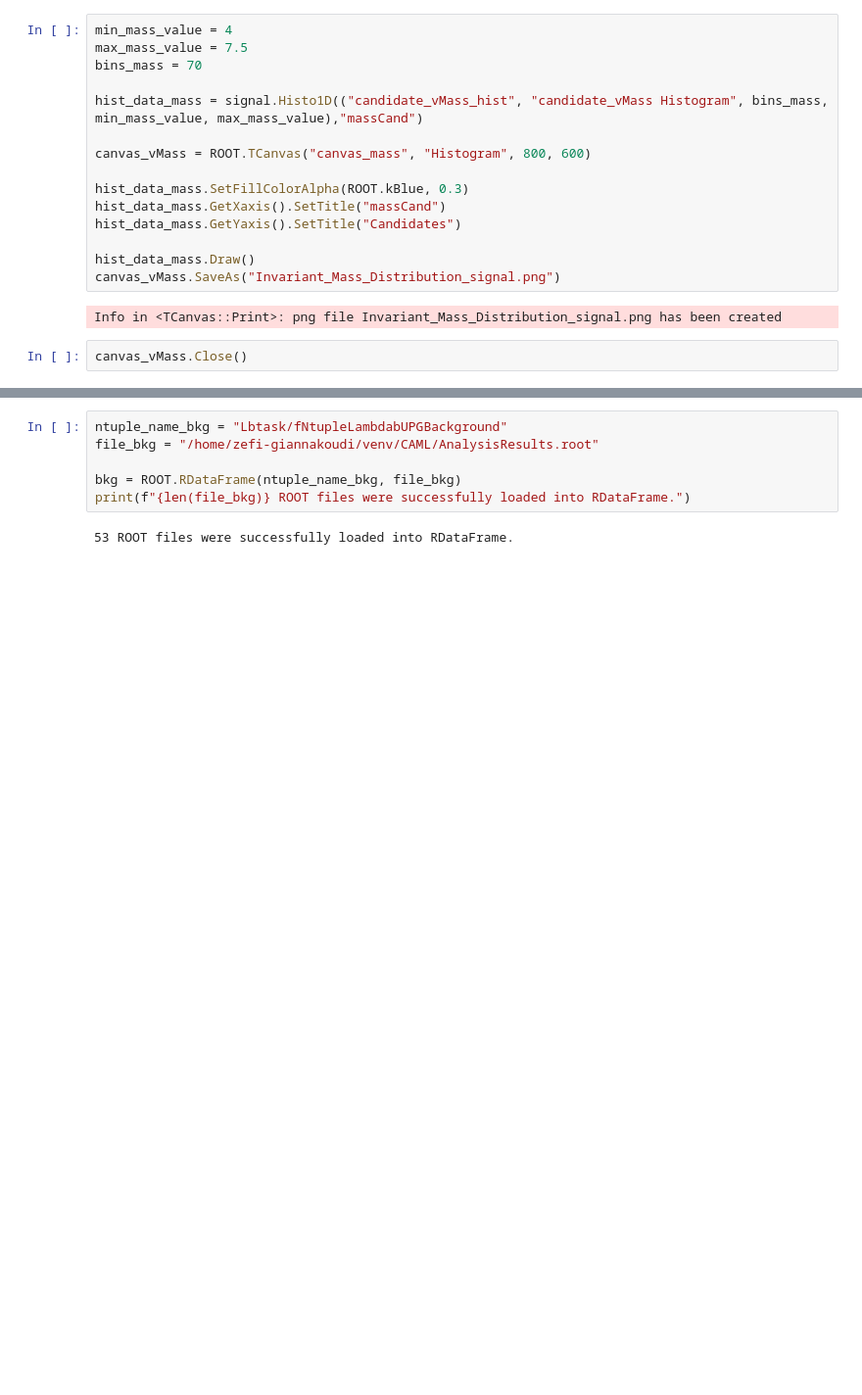
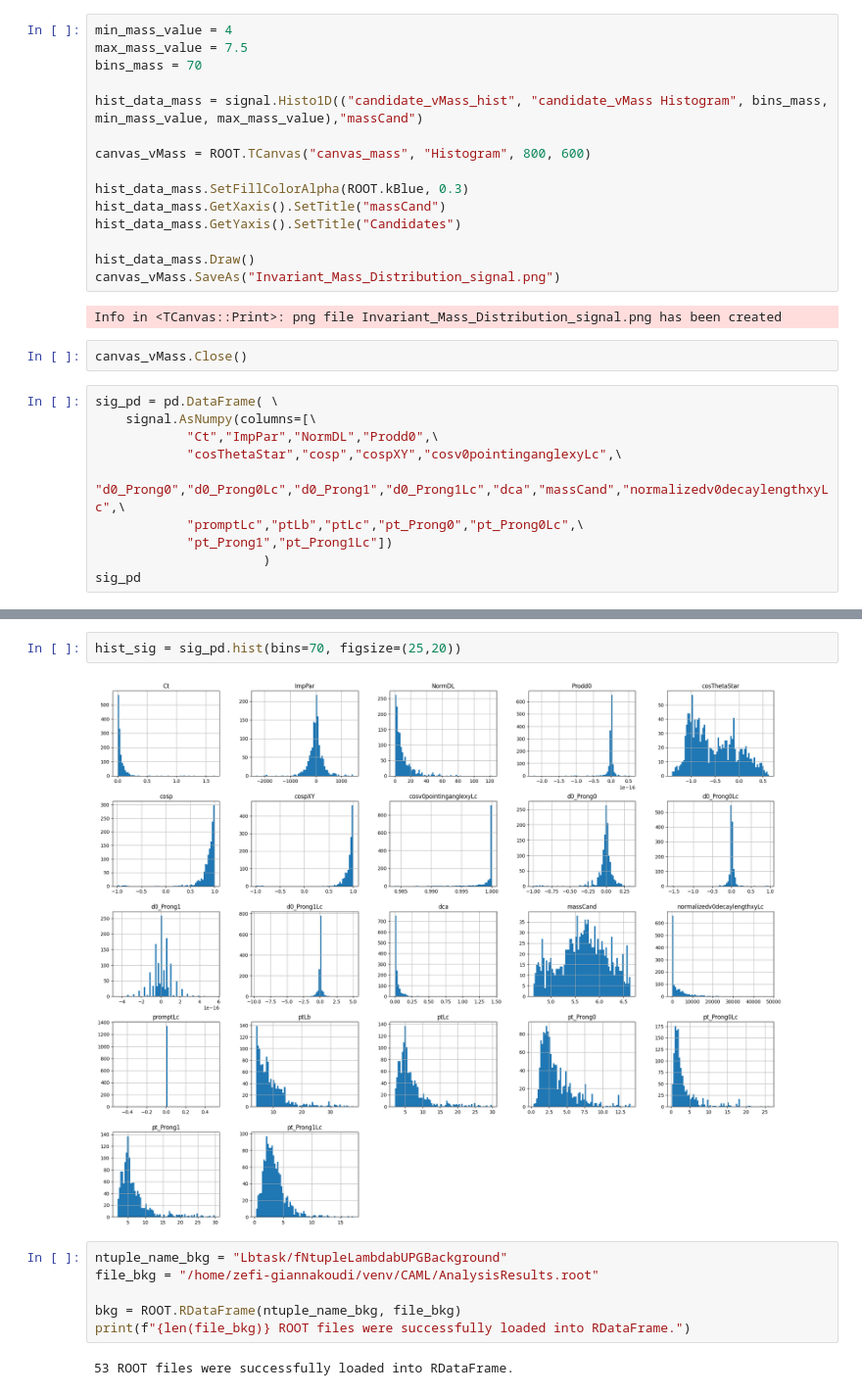
Before and after one commit to FabianDelforge/ML_group10, a Jupyter notebook: Test_Root_File.ipynb, the cells around one changed output, grey strips where cells are left out. Shown at 98% size. Cells and saved outputs as stored; diff of their text form; blank space fills up the shorter version.

```diff
--- a/Test_Root_File.ipynb
+++ b/Test_Root_File.ipynb
@@ -70,3 +70,13 @@ canvas_vMass.SaveAs("Invariant_Mass_Distribution_signal.png")
 Info in <TCanvas::Print>: png file Invariant_Mass_Distribution_signal.png has been created
 # %%
 canvas_vMass.Close()
+# %%
+sig_pd = pd.DataFrame( \
+    signal.AsNumpy(columns=[\
+            "Ct","ImpPar","NormDL","Prodd0",\
+            "cosThetaStar","cosp","cospXY","cosv0pointinganglexyLc",\
+            "d0_Prong0","d0_Prong0Lc","d0_Prong1","d0_Prong1Lc","dca","massCand","normalizedv0decaylengthxyLc",\
+            "promptLc","ptLb","ptLc","pt_Prong0","pt_Prong0Lc",\
+            "pt_Prong1","pt_Prong1Lc"])
+                      )
+sig_pd
@@ -73,3 +97,7 @@ canvas_vMass.Close()
+# %%
+hist_sig = sig_pd.hist(bins=70, figsize=(25,20))
+# %% [output]
+[figure, added]
 # %%
 ntuple_name_bkg = "Lbtask/fNtupleLambdabUPGBackground"
 file_bkg = "/home/zefi-giannakoudi/venv/CAML/AnalysisResults.root"
```
Also changed, not shown: parts of 3 cells of this notebook.
